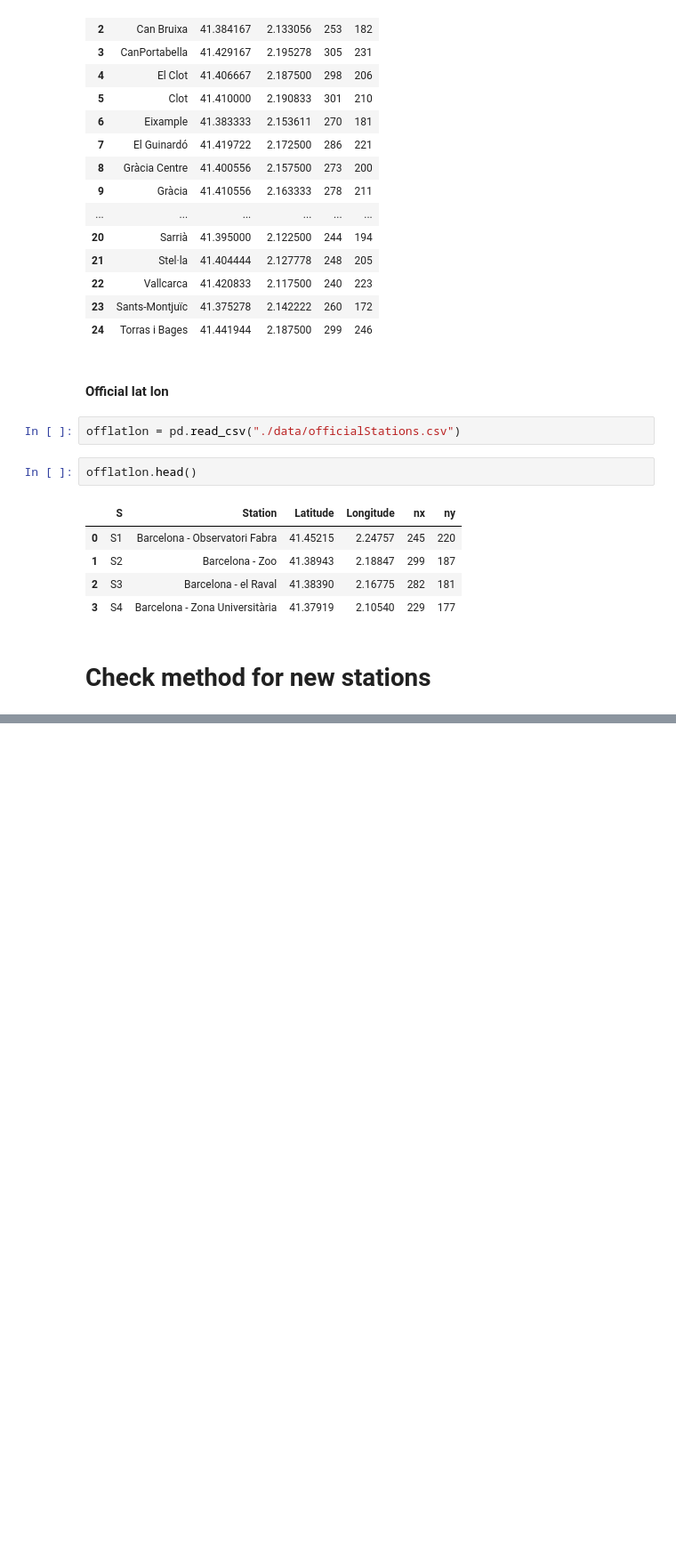
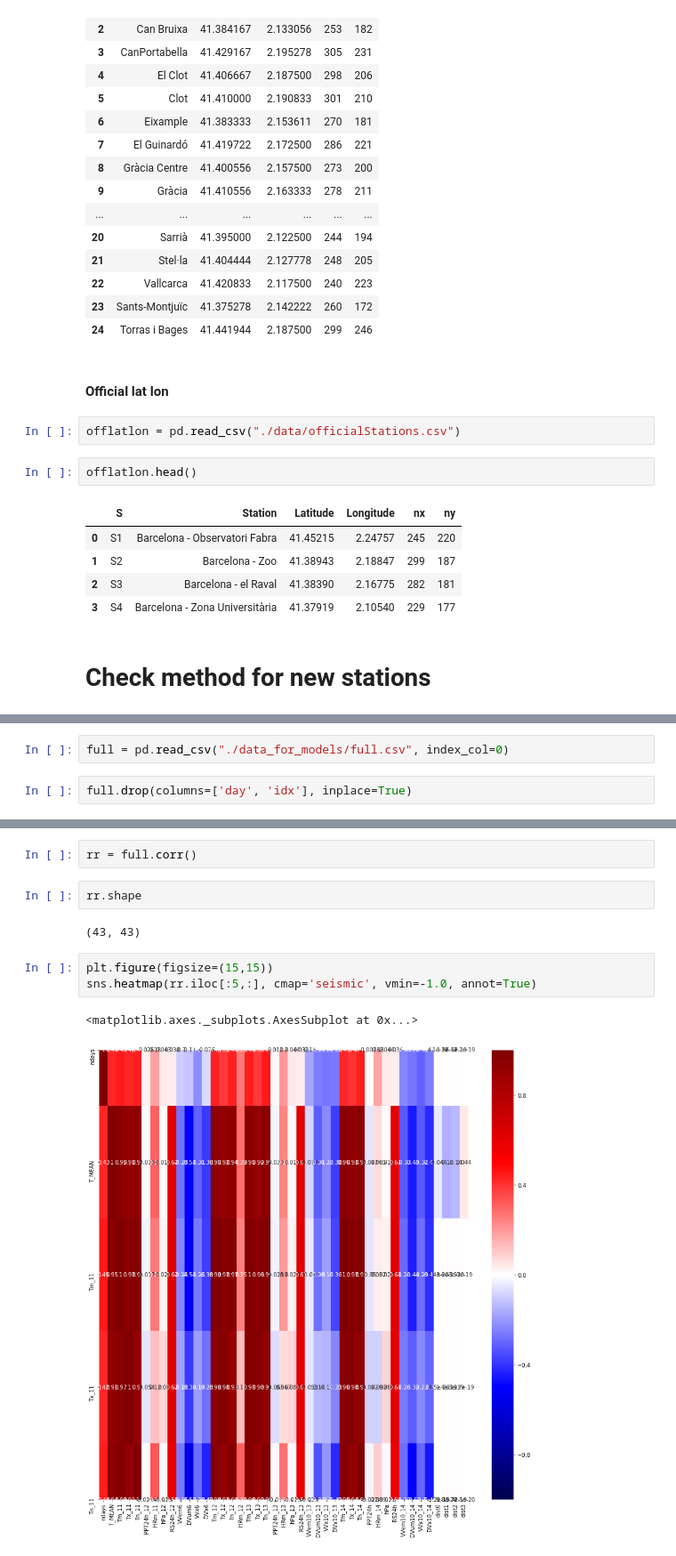
Before and after one commit to BielStela/climate_challenge, a Jupyter notebook: Untitled.ipynb, the cells around one changed output, grey strips where cells are left out. Shown at 89% size. Saved outputs shown, nothing was run; the diff lists cells and outputs as text; blank space fills up the shorter version.

```diff
--- a/Untitled.ipynb
+++ b/Untitled.ipynb
@@ -306,0 +307,4 @@ def load
+# %%
+full = pd.read_csv("./data_for_models/full.csv", index_col=0)
+# %%
+full.drop(columns=['day', 'idx'], inplace=True)
@@ -306,0 +322,12 @@ def load
+# %%
+rr = full.corr()
+# %%
+rr.shape
+# %% [output]
+(43, 43)
+# %%
+plt.figure(figsize=(15,15))
+sns.heatmap(rr.iloc[:5,:], cmap='seismic', vmin=-1.0, annot=True)
+# %% [output]
+<matplotlib.axes._subplots.AxesSubplot at 0x...>
+[figure, added]
```
Also changed, not shown: parts of 17 cells of this notebook, 1 other file.
